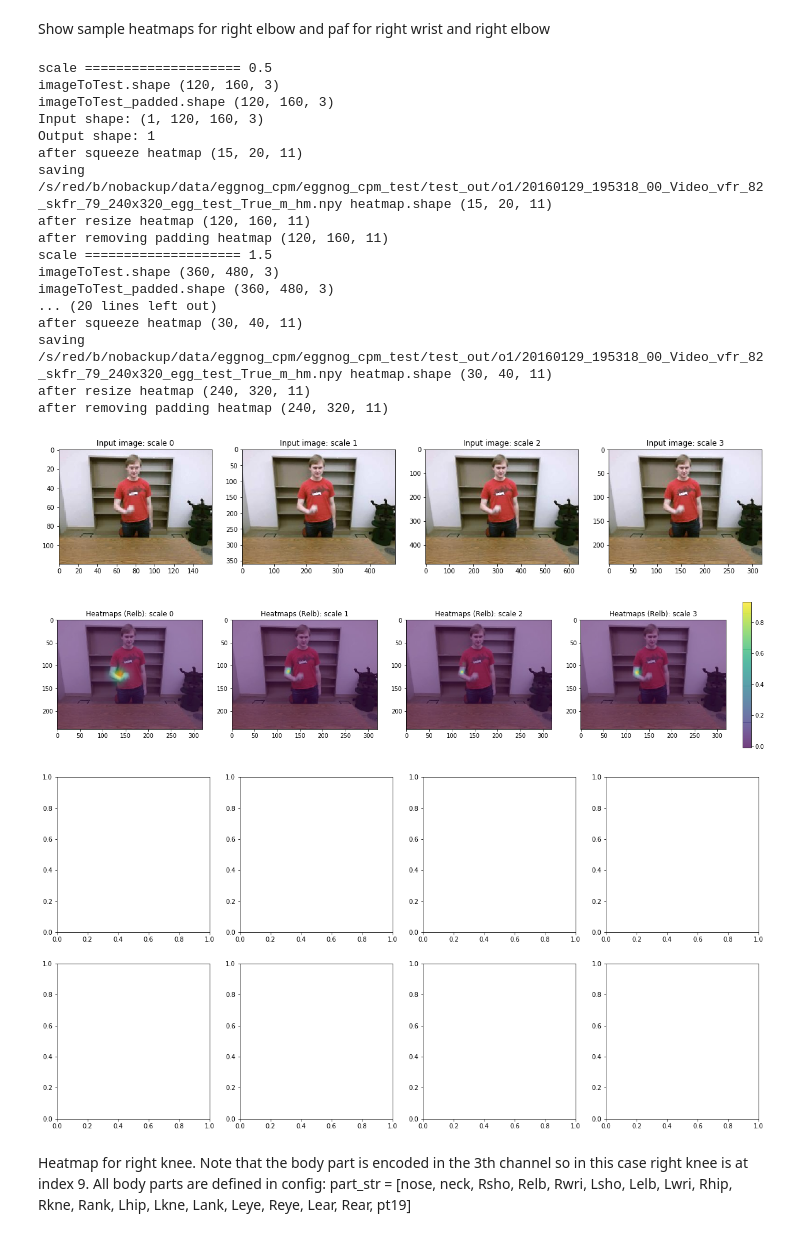
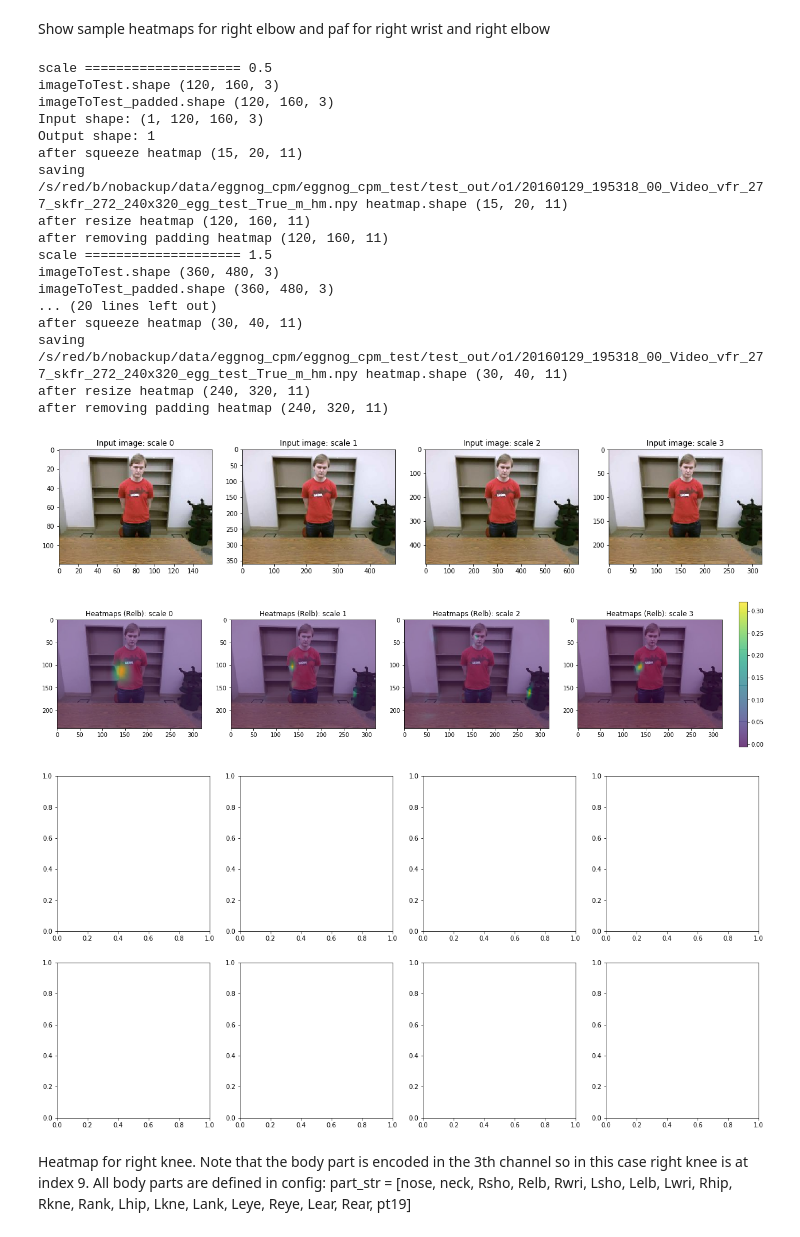
Before and after one commit to GuruMulay/Adapting-RGB-Pose-Estimation-to-New-Domains, a Jupyter notebook: test_common.ipynb, the cells around one changed output. Saved outputs shown, nothing was run; the diff lists cells and outputs as text; code cells hidden in the pictures.

```diff
--- a/test_common.ipynb
+++ b/test_common.ipynb
@@ -13,6 +13,9 @@ import scipy
 import math
 
 import tensorflow as tf
+
+pred_h = 30
+pred_w = 40
 # %% [markdown]
 Helper functions to create a model
 # %%
@@ -112,8 +115,8 @@ eggnog_testing = True
 shoulder_last = False
 hm_npy_dir = "/s/red/b/nobackup/data/eggnog_cpm/eggnog_cpm_test/test_out/o1/"
 
-base_dir = "/s/red/b/nobackup/data/eggnog_cpm/training_files/common_train/0706180300pm"
-weights_path = base_dir + "/training/weights_egg/weights_egg.0050.h5" # original weights converted from caffe
+base_dir = "/s/red/b/nobackup/data/eggnog_cpm/training_files/common_train/0716180300pm"
+weights_path = base_dir + "/training/weights_egg/weights_egg.0100.h5" # original weights converted from caffe
 # weights_path = "training/weights.best.h5" # weights trained from scratch
 # print(os.getcwd())
 
@@ -175,13 +178,14 @@ import numpy as np
 import util
 # %%
 test_dir = '/s/red/b/nobackup/data/eggnog_cpm/eggnog_cpm/s18/part2_layouts_p35/20160129_195318_00_Video/'
+# test_dir = '/s/red/a/nobackup/imagenet/images/train/train_set_5/n07742313/'
 # "/s/red/b/nobackup/data/eggnog_cpm/eggnog_cpm_test/s05/part1_layout_p10/20151114_014811_00_Video/"
 # '/s/chopin/k/grad/guru5/red-b/data/eggnog_cpm/eggnog_cpm_test/test_set/20160129_192551_00_Video_version2/'
-test_imgs = [im for im in os.listdir(test_dir) if im.endswith(".jpg")]
+test_imgs = [im for im in os.listdir(test_dir) if im.endswith(".jpg") or im.endswith(".JPEG")]
 
 print("len(test_imgs)", len(test_imgs))  #, test_imgs)
 
-img_idx = 10
+img_idx = 151
 
 
 # test_image = 'sample_images/ski1.jpg'
@@ -205,7 +209,7 @@ oriImage shape (240, 320, 3)
 # %% [markdown]
 Load configuration
 # %%
-param, model_params = config_reader()
+param, model_params = config_reader('config')
 eggnog_h = 240
 
 if not eggnog_testing:
@@ -219,6 +223,8 @@ multiplier [0.5, 1.5, 2.0, 1.0]
 Show sample heatmaps for right elbow and paf for right wrist and right elbow
 # %%
 heatmap_avg = np.zeros((oriImg.shape[0], oriImg.shape[1], 11))
+heatmap_avg_pred = np.zeros((pred_h, pred_w, 11))
+
 # paf_avg = np.zeros((oriImg.shape[0], oriImg.shape[1], 38))
 # first figure shows padded images
 f, axarr = plt.subplots(1, len(multiplier))
@@ -252,10 +258,16 @@ for m in range(len(multiplier)):
     heatmap = np.squeeze(output_blobs[0]) # output 0 is heatmaps for L2 only network
     print("after squeeze heatmap", heatmap.shape)
 
-    # save to disk
+    # save to disk (incorrect because yo need to save the average hm)
     hm_savefile = os.path.join(hm_npy_dir, test_image.split("/")[-1].split(".")[0] + "_egg_test_" + str(eggnog_testing) + "_m" + "_hm.npy")
     np.save(hm_savefile, heatmap)
     print("saving", hm_savefile, "heatmap.shape", heatmap.shape)
+
+
+    # for average heatmap of the shape of predicted hm
+    # heatmap_avg_pred = heatmap_avg_pred + heatmap / len(multiplier)
+    # heatmap_avg_pred = heatmap_avg_pred + cv2.resize(heatmap, (0,0), fx=(1/scale), fy=(1/scale), interpolation=cv2.INTER_CUBIC) / len(multiplier)
+
 
     heatmap = cv2.resize(heatmap, (0,0), fx=model_params['stride'], fy=model_params['stride'], interpolation=cv2.INTER_CUBIC)
     print("after resize heatmap", heatmap.shape)
@@ -282,37 +294,41 @@ for m in range(len(multiplier)):
 
     heatmap_avg = heatmap_avg + heatmap / len(multiplier)
 #     paf_avg = paf_avg + paf / len(multiplier)
 
+# # save to disk
+# hm_savefile = os.path.join(hm_npy_dir, test_image.split("/")[-1].split(".")[0] + "_egg_test_" + str(eggnog_testing) + "_m" + "_hm.npy")
+# np.save(hm_savefile, heatmap_avg_pred)
+# print("saving", hm_savefile, "heatmap_avg_pred.shape", heatmap_avg_pred.shape)
 
 f2.subplots_adjust(right=0.93)
 cbar_ax = f2.add_axes([0.95, 0.15, 0.01, 0.7])
 _ = f2.colorbar(ax2, cax=cbar_ax)
 
 # f3.subplots_adjust(right=0.93)
 # cbar_axx = f3.add_axes([0.95, 0.57, 0.01, 0.3])
 # _ = f3.colorbar(ax3x, cax=cbar_axx)
 # cbar_axy = f3.add_axes([0.95, 0.15, 0.01, 0.3])
 # _ = f3.colorbar(ax3y, cax=cbar_axy)
 # %% [output]
 scale ==================== 0.5
 imageToTest.shape (120, 160, 3)
 imageToTest_padded.shape (120, 160, 3)
 Input shape: (1, 120, 160, 3)
 Output shape: 1
 after squeeze heatmap (15, 20, 11)
-saving /s/red/b/nobackup/data/eggnog_cpm/eggnog_cpm_test/test_out/o1/20160129_195318_00_Video_vfr_82_skfr_79_240x320_egg_test_True_m_hm.npy heatmap.shape (15, 20, 11)
+saving /s/red/b/nobackup/data/eggnog_cpm/eggnog_cpm_test/test_out/o1/20160129_195318_00_Video_vfr_277_skfr_272_240x320_egg_test_True_m_hm.npy heatmap.shape (15, 20, 11)
 after resize heatmap (120, 160, 11)
 after removing padding heatmap (120, 160, 11)
 scale ==================== 1.5
 imageToTest.shape (360, 480, 3)
 imageToTest_padded.shape (360, 480, 3)
 ... (20 lines left out)
 after squeeze heatmap (30, 40, 11)
-saving /s/red/b/nobackup/data/eggnog_cpm/eggnog_cpm_test/test_out/o1/20160129_195318_00_Video_vfr_82_skfr_79_240x320_egg_test_True_m_hm.npy heatmap.shape (30, 40, 11)
+saving /s/red/b/nobackup/data/eggnog_cpm/eggnog_cpm_test/test_out/o1/20160129_195318_00_Video_vfr_277_skfr_272_240x320_egg_test_True_m_hm.npy heatmap.shape (30, 40, 11)
 after resize heatmap (240, 320, 11)
 after removing padding heatmap (240, 320, 11)
-[figure, old version]
+[figure, new version]
-[figure, old version]
+[figure, new version]
 [figure]
 # %% [markdown]
 Heatmap for right knee. Note that the body part is encoded in the 3th channel so in this case right knee is
```
Also changed, not shown: parts of 6 cells of this notebook, 9 other files.
